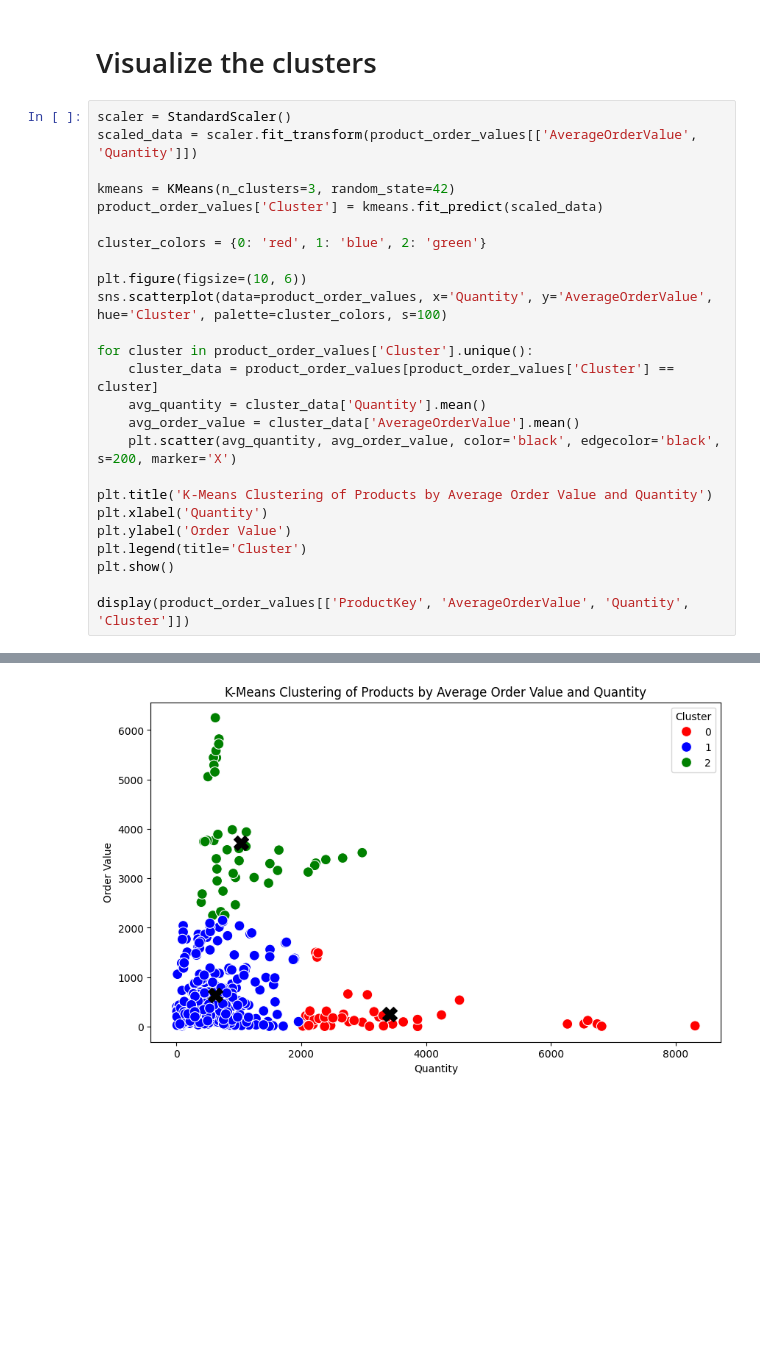
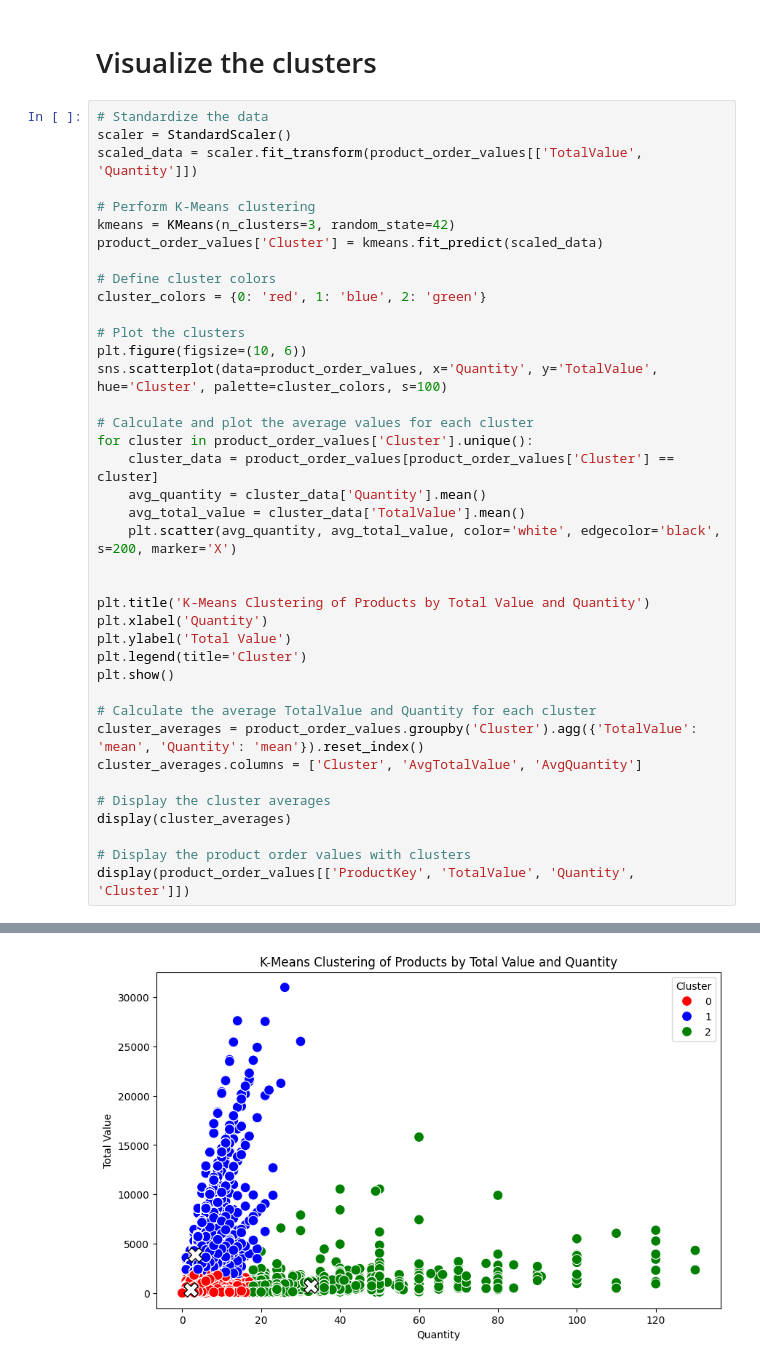
Before and after one commit to juustins/DEDS-PROJECT-2024, a Jupyter notebook: Clustering.ipynb, the cells around one changed output, grey strips where cells are left out. Cells and saved outputs as stored; diff of their text form; blank space fills up the shorter version.

Commit message:
Clusters

```diff
--- a/Clustering.ipynb
+++ b/Clustering.ipynb
@@ -109,28 +78,42 @@ print(product_order_values[['ProductKey', 'AverageOrderValue']])
 # %% [markdown]
 # Visualize the clusters
 # %%
+# Standardize the data
 scaler = StandardScaler()
-scaled_data = scaler.fit_transform(product_order_values[['AverageOrderValue', 'Quantity']])
+scaled_data = scaler.fit_transform(product_order_values[['TotalValue', 'Quantity']])
 
+# Perform K-Means clustering
 kmeans = KMeans(n_clusters=3, random_state=42)
 product_order_values['Cluster'] = kmeans.fit_predict(scaled_data)
 
+# Define cluster colors
 cluster_colors = {0: 'red', 1: 'blue', 2: 'green'}
 
+# Plot the clusters
 plt.figure(figsize=(10, 6))
-sns.scatterplot(data=product_order_values, x='Quantity', y='AverageOrderValue', hue='Cluster', palette=cluster_colors, s=100)
+sns.scatterplot(data=product_order_values, x='Quantity', y='TotalValue', hue='Cluster', palette=cluster_colors, s=100)
 
+# Calculate and plot the average values for each cluster
 for cluster in product_order_values['Cluster'].unique():
     cluster_data = product_order_values[product_order_values['Cluster'] == cluster]
     avg_quantity = cluster_data['Quantity'].mean()
-    avg_order_value = cluster_data['AverageOrderValue'].mean()
-    plt.scatter(avg_quantity, avg_order_value, color='black', edgecolor='black', s=200, marker='X')
+    avg_total_value = cluster_data['TotalValue'].mean()
+    plt.scatter(avg_quantity, avg_total_value, color='white', edgecolor='black', s=200, marker='X')
 
-plt.title('K-Means Clustering of Products by Average Order Value and Quantity')
+
+plt.title('K-Means Clustering of Products by Total Value and Quantity')
 plt.xlabel('Quantity')
-plt.ylabel('Order Value')
+plt.ylabel('Total Value')
 plt.legend(title='Cluster')
 plt.show()
 
-display(product_order_values[['ProductKey', 'AverageOrderValue', 'Quantity', 'Cluster']])
+# Calculate the average TotalValue and Quantity for each cluster
+cluster_averages = product_order_values.groupby('Cluster').agg({'TotalValue': 'mean', 'Quantity': 'mean'}).reset_index()
+cluster_averages.columns = ['Cluster', 'AvgTotalValue', 'AvgQuantity']
+
+# Display the cluster averages
+display(cluster_averages)
+
+# Display the product order values with clusters
+display(product_order_values[['ProductKey', 'TotalValue', 'Quantity', 'Cluster']])
 # %% [output]
@@ -137 +125 @@ display(product_order_values[['ProductKey', 'AverageOrderValue', 'Quantity', 'Cl
-[figure, old version]
+[figure, new version]
```
Also changed, not shown: parts of 2 cells of this notebook.
